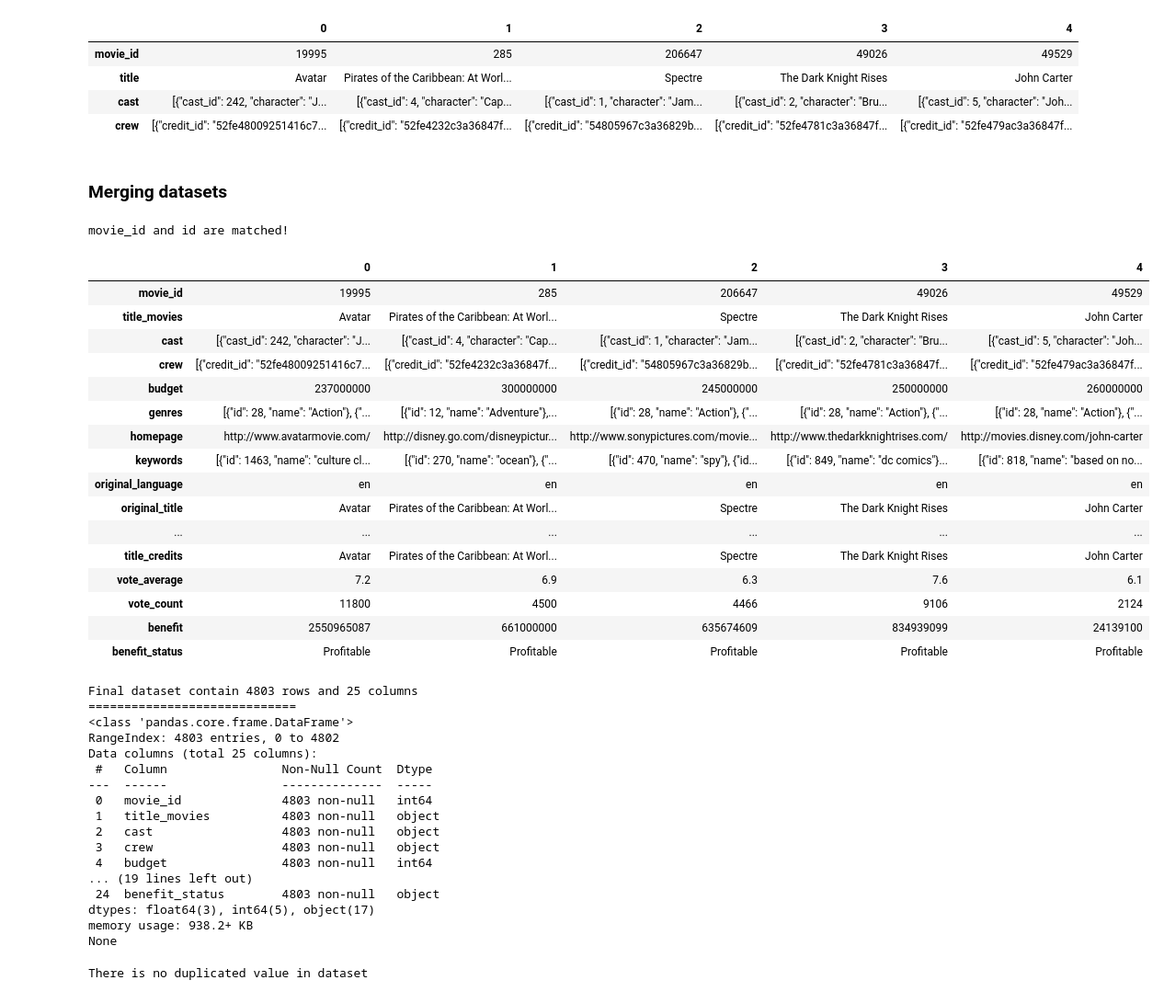
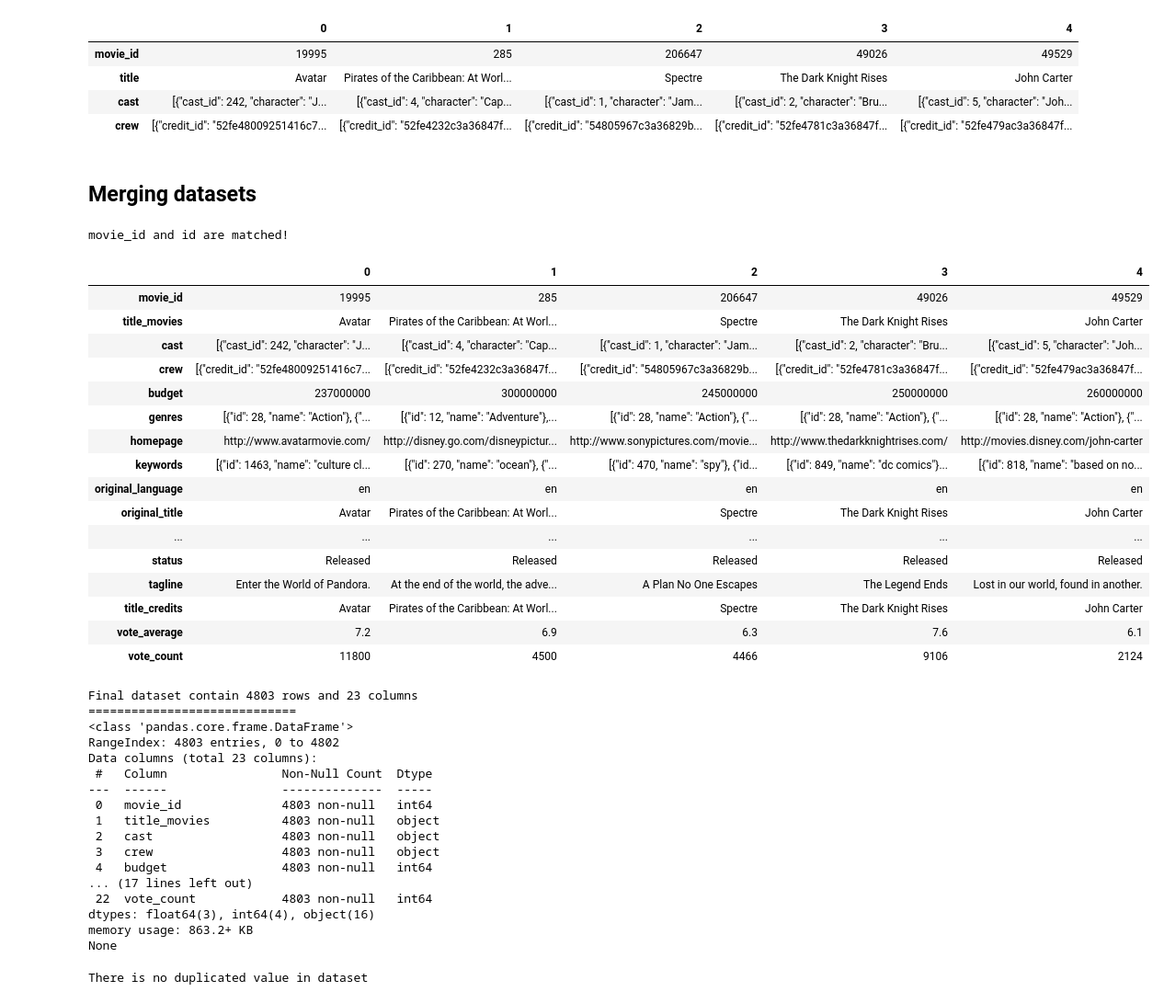
Before and after one commit to amin-fx/TMDB-Movie-Dataset, a Jupyter notebook: main.ipynb, the cells around one changed output. Shown at 92% size. Cells and saved outputs as stored; diff of their text form; code cells hidden in the pictures.

```diff
--- a/main.ipynb
+++ b/main.ipynb
@@ -85,7 +50,7 @@ credit_dataset.head().T
 | cast | [{"cast_id": 242, "character": "J... | [{"cast_id": 4, "character": "Cap... | [{"cast_id": 1, "character": "Jam... | [{"cast_id": 2, "character": "Bru... | [{"cast_id": 5, "character": "Joh... |
 | crew | [{"credit_id": "52fe48009251416c7... | [{"credit_id": "52fe4232c3a36847f... | [{"credit_id": "54805967c3a36829b... | [{"credit_id": "52fe4781c3a36847f... | [{"credit_id": "52fe479ac3a36847f... |
 # %% [markdown]
-### Merging datasets
+## Merging datasets
 # %%
 # Checking availability of datasets to merge
 if (credit_dataset['movie_id'] != movie_dataset['id']).any().sum() == 0:
@@ -98,31 +63,25 @@ movie_id and id are matched!
 # %%
 df = credit_dataset.merge(movie_dataset, right_on="id", left_on="movie_id", suffixes=('_movies', '_credits'))
 df.drop(["id"], axis=1, inplace=True)
-df["benefit"] = df["revenue"] - df["budget"]
-df["benefit_status"] = "Profitable"
-for i in range(len(df["benefit"])):
-    if df["benefit"][i] <= 0 :
-        df["benefit_status"][i] = "Non-profitable"
-
 df.head().T
 # %% [output]
 |  | 0 | 1 | 2 | 3 | 4 |
 | movie_id | 19995 | 285 | 206647 | 49026 | 49529 |
 | title_movies | Avatar | Pirates of the Caribbean: At Worl... | Spectre | The Dark Knight Rises | John Carter |
 | cast | [{"cast_id": 242, "character": "J... | [{"cast_id": 4, "character": "Cap... | [{"cast_id": 1, "character": "Jam... | [{"cast_id": 2, "character": "Bru... | [{"cast_id": 5, "character": "Joh... |
 | crew | [{"credit_id": "52fe48009251416c7... | [{"credit_id": "52fe4232c3a36847f... | [{"credit_id": "54805967c3a36829b... | [{"credit_id": "52fe4781c3a36847f... | [{"credit_id": "52fe479ac3a36847f... |
 | budget | 237000000 | 300000000 | 245000000 | 250000000 | 260000000 |
 | genres | [{"id": 28, "name": "Action"}, {"... | [{"id": 12, "name": "Adventure"},... | [{"id": 28, "name": "Action"}, {"... | [{"id": 28, "name": "Action"}, {"... | [{"id": 28, "name": "Action"}, {"... |
 | homepage | http://www.avatarmovie.com/ | http://disney.go.com/disneypictur... | http://www.sonypictures.com/movie... | http://www.thedarkknightrises.com/ | http://movies.disney.com/john-carter |
 | keywords | [{"id": 1463, "name": "culture cl... | [{"id": 270, "name": "ocean"}, {"... | [{"id": 470, "name": "spy"}, {"id... | [{"id": 849, "name": "dc comics"}... | [{"id": 818, "name": "based on no... |
 | original_language | en | en | en | en | en |
 | original_title | Avatar | Pirates of the Caribbean: At Worl... | Spectre | The Dark Knight Rises | John Carter |
 | ... | ... | ... | ... | ... | ... |
+| status | Released | Released | Released | Released | Released |
+| tagline | Enter the World of Pandora. | At the end of the world, the adve... | A Plan No One Escapes | The Legend Ends | Lost in our world, found in another. |
 | title_credits | Avatar | Pirates of the Caribbean: At Worl... | Spectre | The Dark Knight Rises | John Carter |
 | vote_average | 7.2 | 6.9 | 6.3 | 7.6 | 6.1 |
 | vote_count | 11800 | 4500 | 4466 | 9106 | 2124 |
-| benefit | 2550965087 | 661000000 | 635674609 | 834939099 | 24139100 |
-| benefit_status | Profitable | Profitable | Profitable | Profitable | Profitable |
 # %%
 # Define shape of df and check missing values
 nrow, ncol = df.shape
@@ -130,11 +89,11 @@ print(f"Final dataset contain {nrow} rows and {ncol} columns")
 print("=============================")
 print(df.info())
 # %% [output]
-Final dataset contain 4803 rows and 25 columns
+Final dataset contain 4803 rows and 23 columns
 =============================
 <class 'pandas.core.frame.DataFrame'>
 RangeIndex: 4803 entries, 0 to 4802
-Data columns (total 25 columns):
+Data columns (total 23 columns):
  #   Column                Non-Null Count  Dtype
 ---  ------                --------------  -----
  0   movie_id              4803 non-null   int64
@@ -142,10 +101,10 @@ Data columns (total 25 columns):
  2   cast                  4803 non-null   object
  3   crew                  4803 non-null   object
  4   budget                4803 non-null   int64
-... (19 lines left out)
- 24  benefit_status        4803 non-null   object
-dtypes: float64(3), int64(5), object(17)
-memory usage: 938.2+ KB
+... (17 lines left out)
+ 22  vote_count            4803 non-null   int64
+dtypes: float64(3), int64(4), object(16)
+memory usage: 863.2+ KB
 None
 # %%
 # Check duplicated values
```
Also changed, not shown: parts of 34 cells of this notebook.
